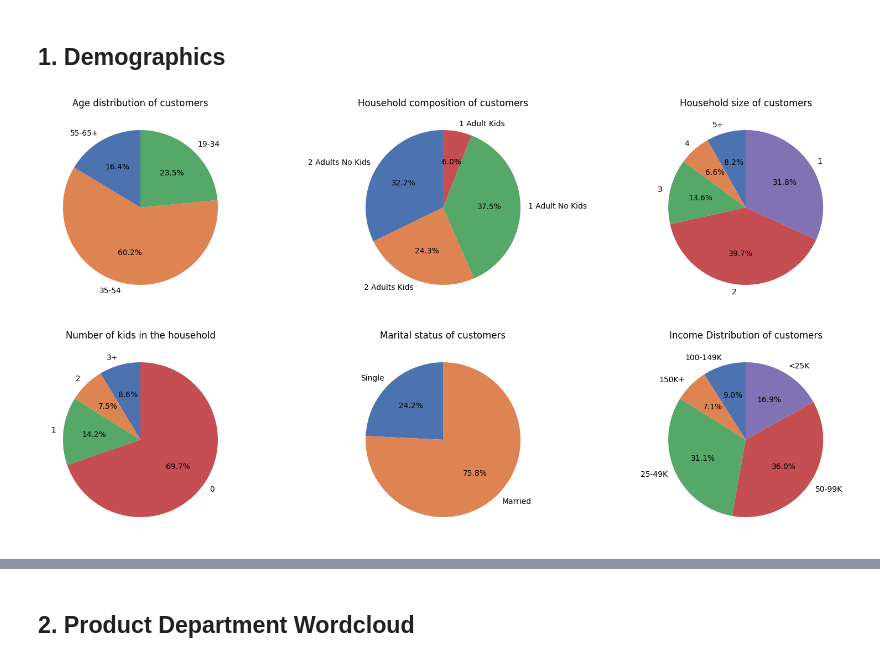
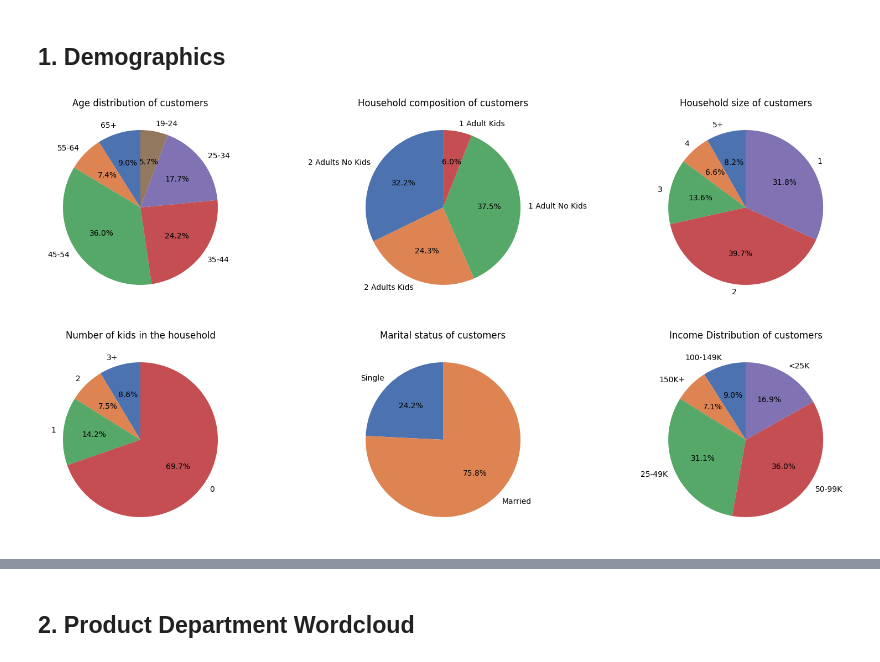
Before and after one commit to Medkallel/Dunhumby-The-complete-Journey-Dashboard, a Jupyter notebook: Src/Data_Exploration-Preprocessing.ipynb, the cells around one changed output, grey strips where cells are left out. Drawn from its saved outputs; the diff is of its cells as text; code cells hidden in the pictures.

```diff
--- a/Src/Data_Exploration-Preprocessing.ipynb
+++ b/Src/Data_Exploration-Preprocessing.ipynb
@@ -678,16 +678,3 @@ AGE_DESC
 55-64     59
 19-24     46
 Name: count, dtype: int64
-# %%
-new_age_list = {
-    "19-34": ["19-24", "25-34"],
-    "35-54": ["35-44", "45-54"],
-    "55-65+": ["55-64", "65+"],
-}
-
-df_demographic["AGE_DESC_REDUCED"] = np.select(
-    [df_demographic["AGE_DESC"].isin(v) for v in new_age_list.values()],
-    list(new_age_list.keys()),
-    default=df_demographic["AGE_DESC"],
-)
-df_demographic["AGE_DESC_REDUCED"].value_counts()
@@ -726,0 +692,4 @@ Name: TRANS_TIME, Length: 2595732, dtype: int64
+# %%
+df_demographic["HOMEOWNER_DESC"].replace("Probable Renter","Renter",inplace=True)
+df_demographic["HOMEOWNER_DESC"].replace("Probable Owner","Homeowner",inplace=True)
+df_demographic["HOMEOWNER_DESC"].value_counts()
@@ -952,8 +926,8 @@ dmg_figs, dmg_axis = plt.subplots(2, 3, figsize=(20, 10))
 color_palette = "deep"
 
 dmg_axis[0, 0].pie(
-    df_demographic["AGE_DESC_REDUCED"].value_counts().sort_index(ascending=False),
-    labels=df_demographic["AGE_DESC_REDUCED"].value_counts().sort_index(ascending=False).index,
+    df_demographic["AGE_DESC"].value_counts().sort_index(ascending=False),
+    labels=df_demographic["AGE_DESC"].value_counts().sort_index(ascending=False).index,
     autopct="%1.1f%%",
     startangle=90,
     colors=sns.color_palette(color_palette),
@@ -1004,31 +978,31 @@ dmg_axis[1, 1].pie(
     df_demographic["MARITAL_STATUS_CODE"]
     .replace({"A": "Married", "B": "Single"})
     .value_counts()
     .sort_index(ascending=False),
     labels=df_demographic["MARITAL_STATUS_CODE"]
     .replace({"A": "Married", "B": "Single"})
     .value_counts()
     .sort_index(ascending=False)
     .index,
     autopct="%1.1f%%",
     startangle=90,
     colors=sns.color_palette(color_palette),
 )
 dmg_axis[1, 1].set_title("Marital status of customers")
 
 dmg_axis[1, 2].pie(
     df_demographic["INCOME_DESC_REDUCED"].value_counts().sort_index(ascending=True),
     labels=df_demographic["INCOME_DESC_REDUCED"]
     .value_counts()
     .sort_index(ascending=True)
     .index,
     autopct="%1.1f%%",
     startangle=90,
     colors=sns.color_palette(color_palette),
 )
 dmg_axis[1, 2].set_title("Income Distribution of customers")
 
 
 plt.show()
 # %% [output]
-[figure, old version]
+[figure, new version]
```
Also changed, not shown: parts of 12 cells of this notebook, 4 other files.
